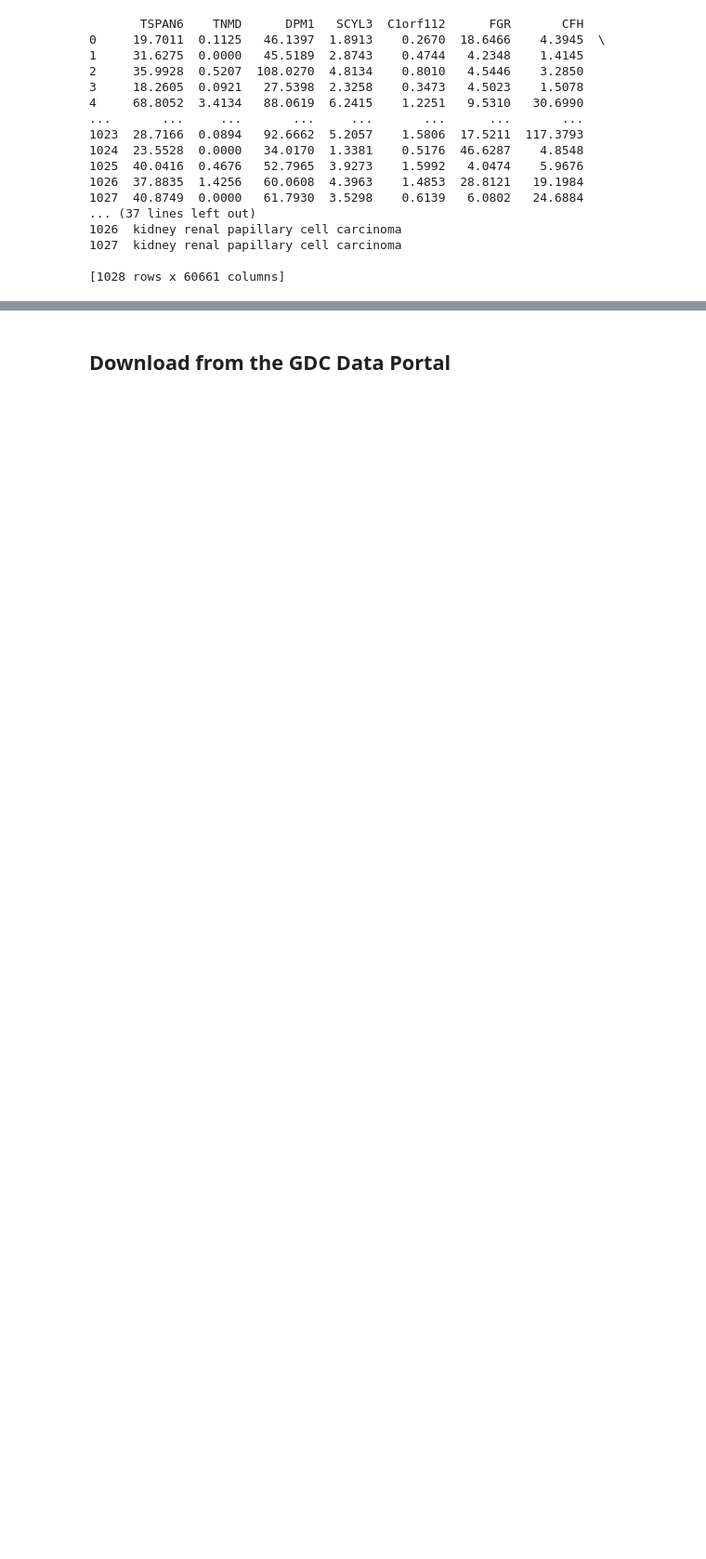
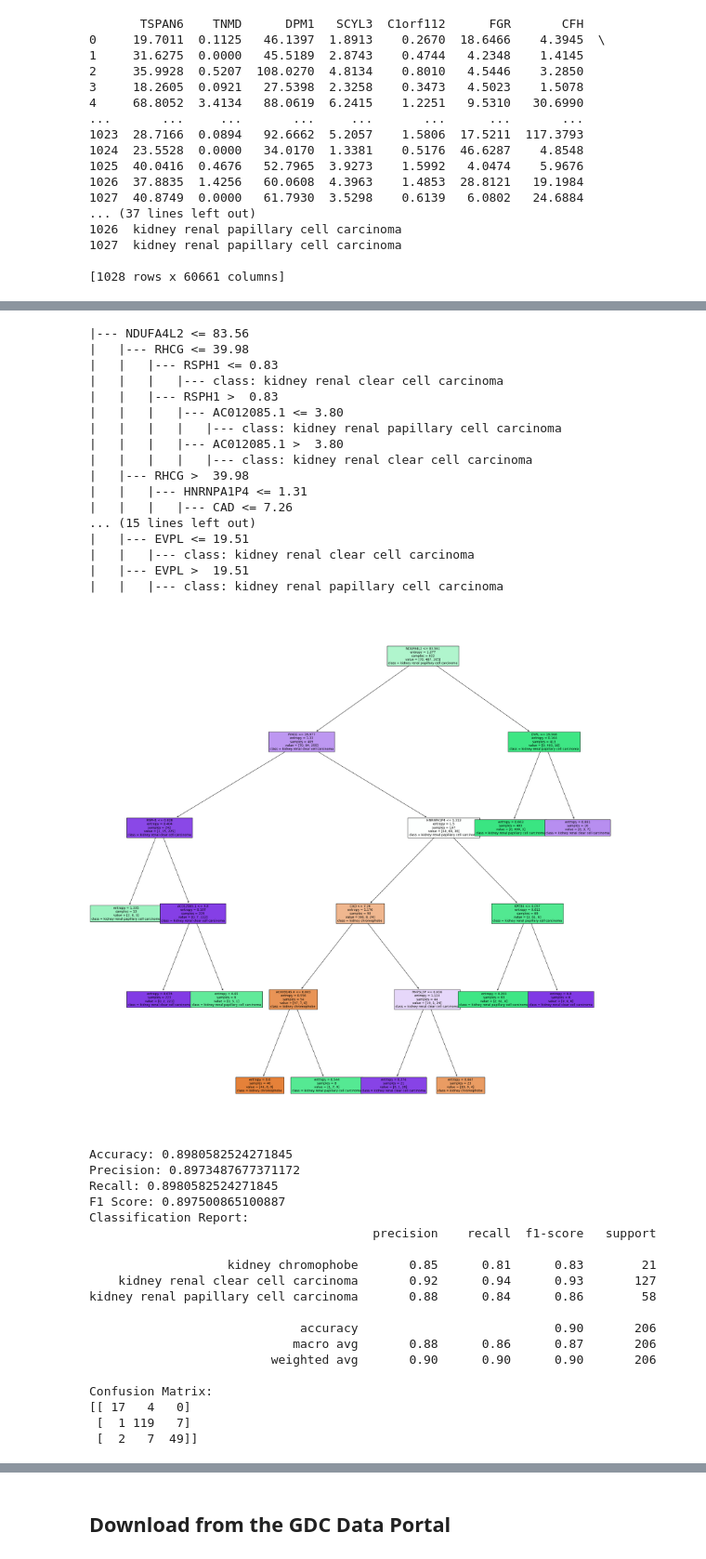
Before and after one commit to HaukeGS/AMLG-Project, a Jupyter notebook: project-cancer-classification.ipynb, the cells around one changed output, grey strips where cells are left out. Shown at 93% size. Saved outputs shown, nothing was run; the diff lists cells and outputs as text; code cells hidden in the pictures; blank space fills up the shorter version.

```diff
--- a/project-cancer-classification.ipynb
+++ b/project-cancer-classification.ipynb
@@ -324,2 +515,10 @@ plt.show()
+# %%
+# Create an instance of the DecisionTreeClassifier
+classifier_3 = DecisionTreeClassifier(criterion="entropy", random_state=0, min_impurity_decrease=0.01)
+
+# Fit the classifier to the training data
+classifier_3.fit(X_train, y_train)
+
+visualize_results(X_test, y_test, classifier_3)
 # %%
 # %% [output]
@@ -373,0 +568,44 @@ Confusion Matrix:
+# %%
+# Create an instance of the DecisionTreeClassifier
+classifier_4 = DecisionTreeClassifier(criterion="entropy", random_state=0, min_impurity_decrease=0.03)
+
+# Fit the classifier to the training data
+classifier_4.fit(X_train, y_train)
+# %% [output]
+|--- NDUFA4L2 <= 83.56
+|   |--- RHCG <= 39.98
+|   |   |--- RSPH1 <= 0.83
+|   |   |   |--- class: kidney renal clear cell carcinoma
+|   |   |--- RSPH1 >  0.83
+|   |   |   |--- AC012085.1 <= 3.80
+|   |   |   |   |--- class: kidney renal papillary cell carcinoma
+|   |   |   |--- AC012085.1 >  3.80
+|   |   |   |   |--- class: kidney renal clear cell carcinoma
+|   |--- RHCG >  39.98
+|   |   |--- HNRNPA1P4 <= 1.31
+|   |   |   |--- CAD <= 7.26
+... (15 lines left out)
+|   |--- EVPL <= 19.51
+|   |   |--- class: kidney renal clear cell carcinoma
+|   |--- EVPL >  19.51
+|   |   |--- class: kidney renal papillary cell carcinoma
+[figure, added]
+Accuracy: 0.8980582524271845
+Precision: 0.8973487677371172
+Recall: 0.8980582524271845
+F1 Score: 0.897500865100887
+Classification Report:
+                                       precision    recall  f1-score   support
+
+                   kidney chromophobe       0.85      0.81      0.83        21
+    kidney renal clear cell carcinoma       0.92      0.94      0.93       127
+kidney renal papillary cell carcinoma       0.88      0.84      0.86        58
+
+                             accuracy                           0.90       206
+                            macro avg       0.88      0.86      0.87       206
+                         weighted avg       0.90      0.90      0.90       206
+
+Confusion Matrix:
+[[ 17   4   0]
+ [  1 119   7]
+ [  2   7  49]]
```
Also changed, not shown: parts of 22 cells of this notebook.
